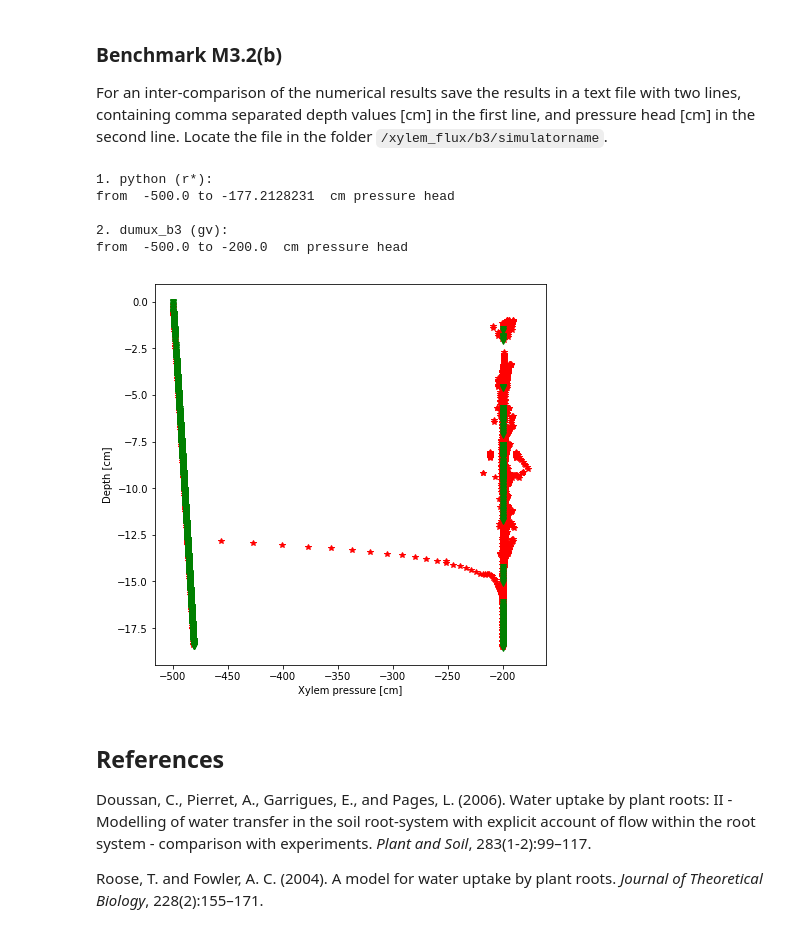
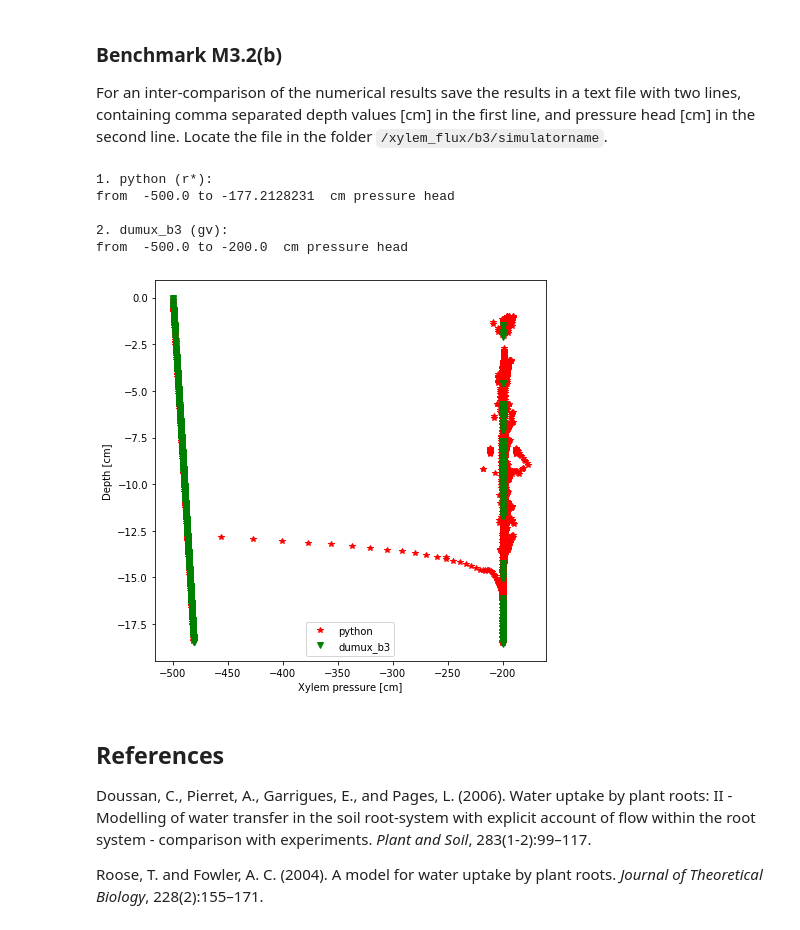
Before and after one commit to RSA-benchmarks/collaborative-comparison, a Jupyter notebook: Water flow in roots.ipynb, the cells around one changed output. Saved outputs shown, nothing was run; the diff lists cells and outputs as text; code cells hidden in the pictures.

```diff
--- a/Water flow in roots.ipynb
+++ b/Water flow in roots.ipynb
@@ -278,10 +278,12 @@ For an inter-comparison of the numerical results save the results in a text file
 # %%
 fig=plt.figure(figsize=(7, 7))
 col = ["r*", "g*", "b*","rv", "gv", "bv"]
+l=[]
 for dirname, dirnames, filenames in os.walk('xylem_flux/b2/.'):
     filenames.sort()
     for i,f in enumerate(filenames):
         try:
+            l.append(f)
             data = np.loadtxt("xylem_flux/b2/"+f,delimiter=',')
             print(str(i+1)+". "+f+" ("+col[i]+"):")
             print("from ", min(data[1,:]), "to", max(data[1,:]), " cm pressure head\n")
@@ -292,6 +294,7 @@ for dirname, dirnames, filenames in os.walk('xylem_flux/b2/.'):
 
 plt.xlabel("Xylem pressure [cm]")
 plt.ylabel("Depth [cm]")
+plt.legend(l)
 plt.show()
 # %% [output]
 1. dumux_b2 (r*):
@@ -307,28 +310,31 @@ For an inter-comparison of the numerical results save the results in a text file
 # %%
 fig=plt.figure(figsize=(7, 7))
 col = ["r*", "gv", "b*","rv", "gv", "bv"]
+l=[]
 for dirname, dirnames, filenames in os.walk('xylem_flux/b3/.'):
     filenames.sort()
     for i,f in enumerate(filenames[::-1]):
         try:
+            l.append(f)
             data = np.loadtxt("xylem_flux/b3/"+f,delimiter=',')
             print(str(i+1)+". "+f+" ("+col[i]+"):")
             print("from ", min(data[1,:]), "to", max(data[1,:]), " cm pressure head\n")
             plt.plot(data[1,:],data[0,:],col[i])
         except Exception as ex:
             print("Something went wrong with file "+f)
             print(ex)
 
 plt.xlabel("Xylem pressure [cm]")
 plt.ylabel("Depth [cm]")
+plt.legend(l)
 plt.show()
 # %% [output]
 1. python (r*):
 from  -500.0 to -177.2128231  cm pressure head
 
 2. dumux_b3 (gv):
 from  -500.0 to -200.0  cm pressure head
-[figure, old version]
+[figure, new version]
 # %% [markdown]
 ## References
 
```
Also changed, not shown: parts of 10 cells of this notebook.
